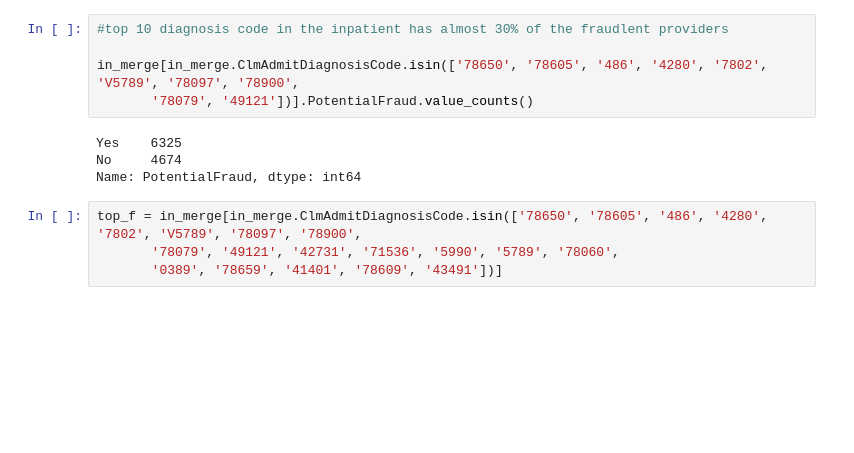
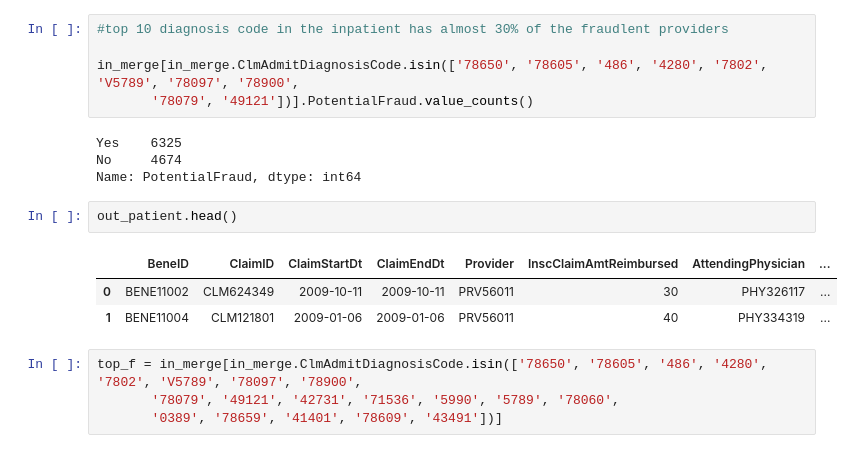
Before and after one commit to microwolf/capstone_healthcare_fraud, a Jupyter notebook: contributors/patrice/scripts/Data_Exploration-checkpoint.ipynb, the cells around one changed output. Cells and saved outputs as stored; diff of their text form; blank space fills up the shorter version.

```diff
--- a/contributors/patrice/scripts/Data_Exploration-checkpoint.ipynb
+++ b/contributors/patrice/scripts/Data_Exploration-checkpoint.ipynb
@@ -415,6 +456,12 @@ in_merge[in_merge.ClmAdmitDiagnosisCode.isin(['78650', '78605', '486', '4280', '
 Yes    6325
 No     4674
 Name: PotentialFraud, dtype: int64
+# %%
+out_patient.head()
+# %% [output]
+|  | BeneID | ClaimID | ClaimStartDt | ClaimEndDt | Provider | InscClaimAmtReimbursed | AttendingPhysician | ... |
+| 0 | BENE11002 | CLM624349 | 2009-10-11 | 2009-10-11 | PRV56011 | 30 | PHY326117 | ... |
+| 1 | BENE11004 | CLM121801 | 2009-01-06 | 2009-01-06 | PRV56011 | 40 | PHY334319 | ... |
 # %%
 top_f = in_merge[in_merge.ClmAdmitDiagnosisCode.isin(['78650', '78605', '486', '4280', '7802', 'V5789', '78097', '78900',
        '78079', '49121', '42731', '71536', '5990', '5789', '78060',
```
Also changed, not shown: parts of 9 cells of this notebook, 5 other files.
